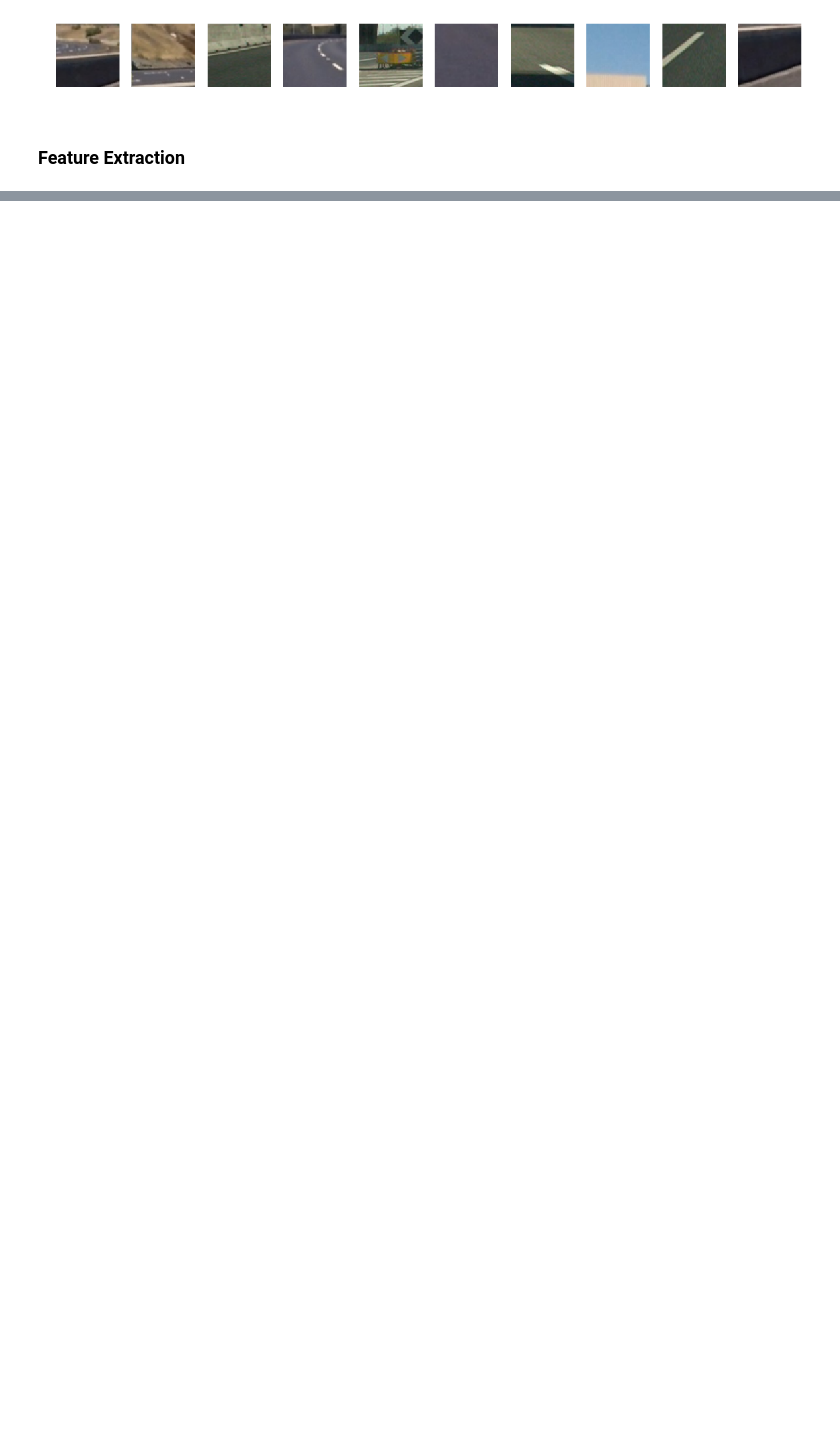
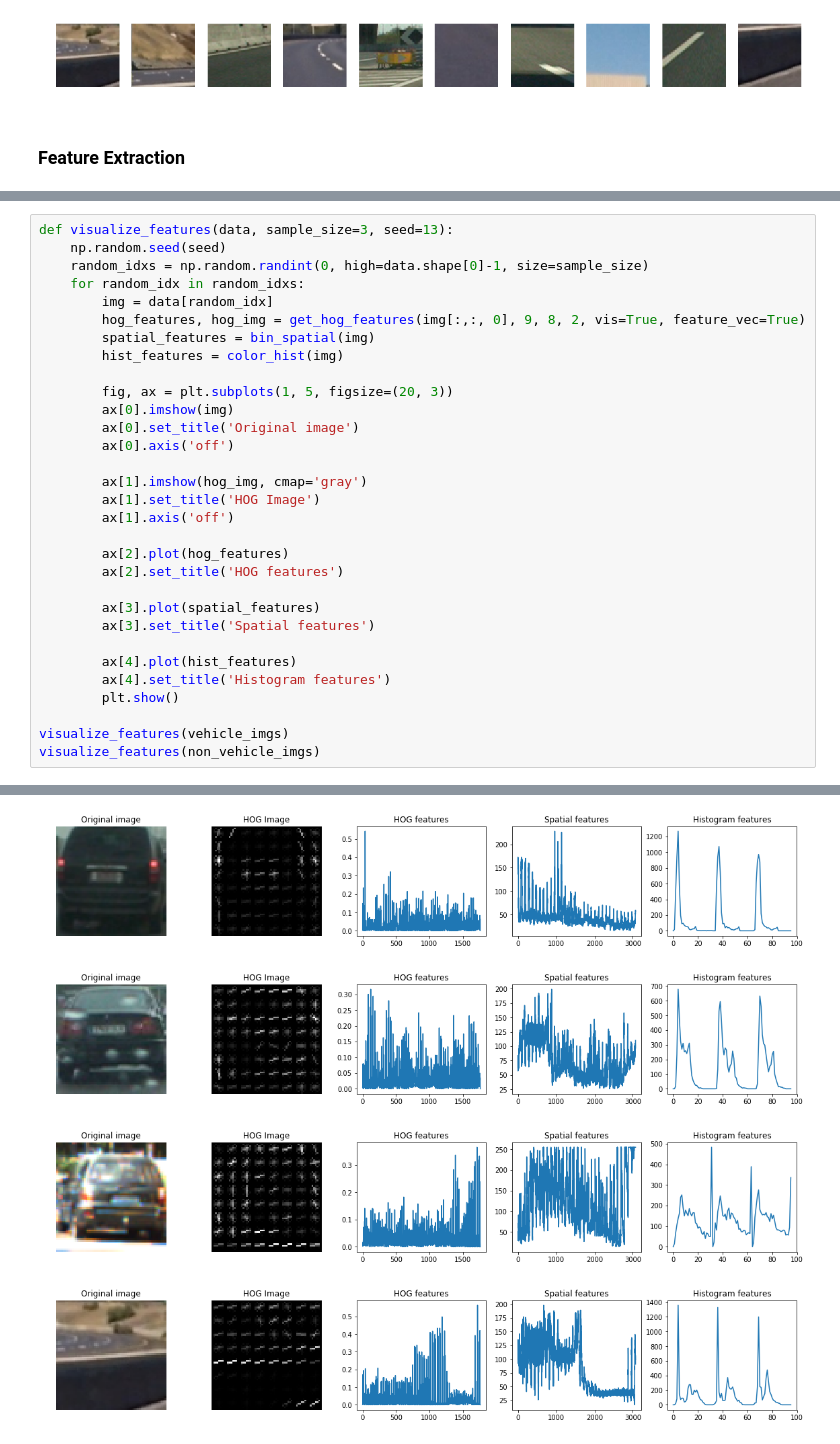
Before and after one commit to JovanSardinha/CarND-Vehicle-Detection, a Jupyter notebook: vehicle_detection_and_tracking.ipynb, the cells around one changed output, grey strips where cells are left out. Drawn from its saved outputs; the diff is of its cells as text; blank space fills up the shorter version.

```diff
--- a/vehicle_detection_and_tracking.ipynb
+++ b/vehicle_detection_and_tracking.ipynb
@@ -86,0 +176,32 @@ data stored in: <class 'numpy.ndarray'>
+# %%
+def visualize_features(data, sample_size=3, seed=13):
+    np.random.seed(seed)
+    random_idxs = np.random.randint(0, high=data.shape[0]-1, size=sample_size)
+    for random_idx in random_idxs:
+        img = data[random_idx]
+        hog_features, hog_img = get_hog_features(img[:,:, 0], 9, 8, 2, vis=True, feature_vec=True)
+        spatial_features = bin_spatial(img)
+        hist_features = color_hist(img)
+
+        fig, ax = plt.subplots(1, 5, figsize=(20, 3))
+        ax[0].imshow(img)
+        ax[0].set_title('Original image')
+        ax[0].axis('off')
+
+        ax[1].imshow(hog_img, cmap='gray')
+        ax[1].set_title('HOG Image')
+        ax[1].axis('off')
+
+        ax[2].plot(hog_features)
+        ax[2].set_title('HOG features')
+
+        ax[3].plot(spatial_features)
+        ax[3].set_title('Spatial features')
+
+        ax[4].plot(hist_features)
+        ax[4].set_title('Histogram features')
+        plt.show()
+
+visualize_features(vehicle_imgs)
+visualize_features(non_vehicle_imgs)
+# %% [output]
@@ -86,0 +210,4 @@ data stored in: <class 'numpy.ndarray'>
+[figure, added]
+[figure, added]
+[figure, added]
+[figure, added]
```
Also changed, not shown: parts of 5 cells of this notebook.
